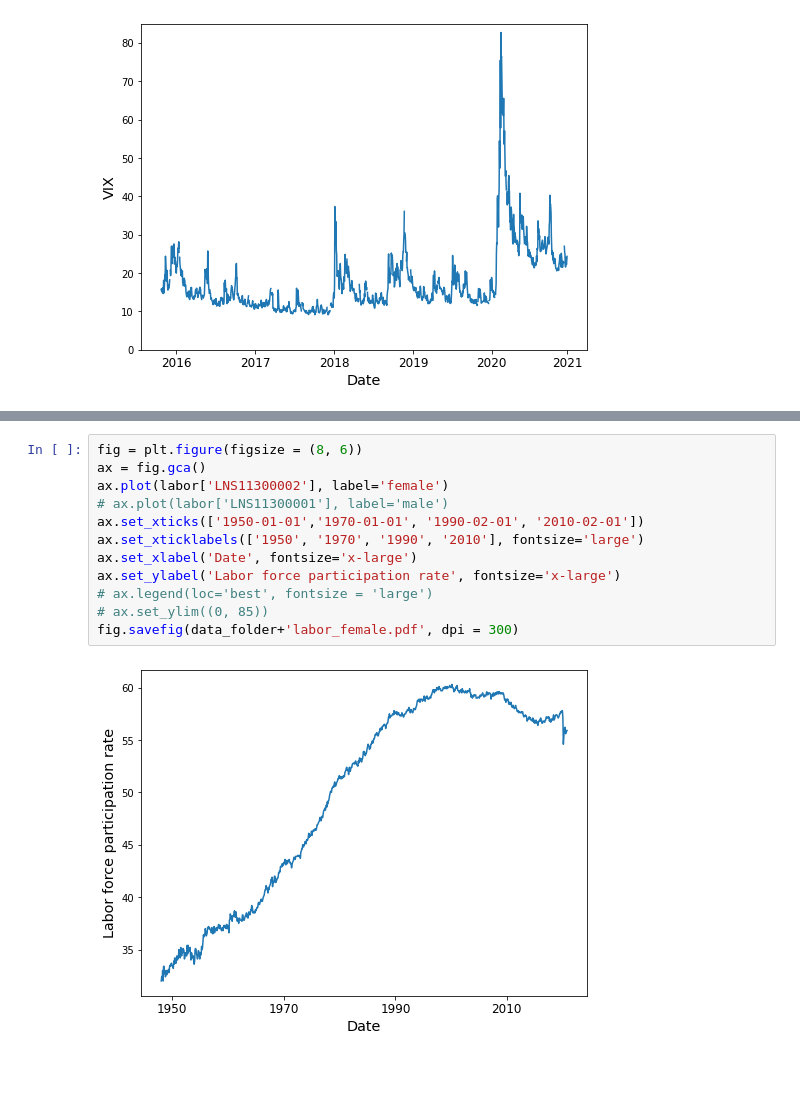
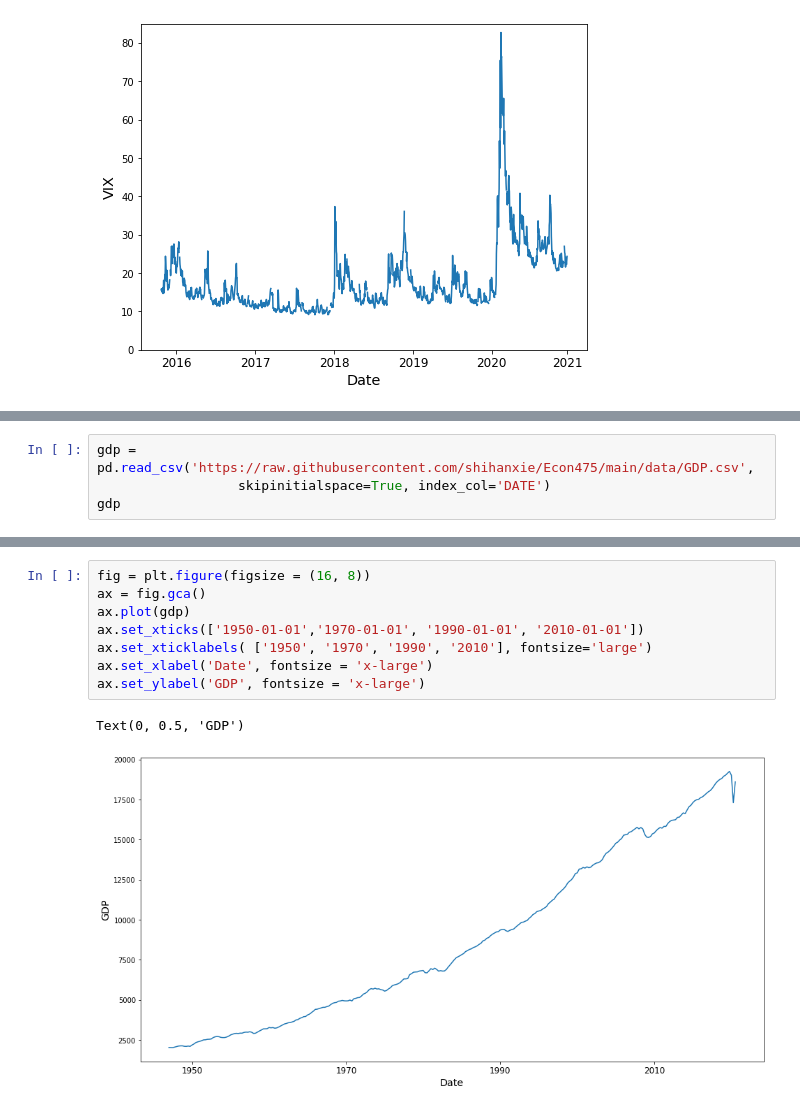
Before and after one commit to shihanxie/Econ475, a Jupyter notebook: 2.Modeling&ForecastingTrend.ipynb, the cells around one changed output, grey strips where cells are left out. Cells and saved outputs as stored; diff of their text form; blank space fills up the shorter version.

```diff
--- a/2.Modeling&ForecastingTrend.ipynb
+++ b/2.Modeling&ForecastingTrend.ipynb
@@ -189,0 +299,4 @@ fig.savefig(data_folder+'labor_male.pdf', dpi = 300)
+# %%
+gdp = pd.read_csv('https://raw.githubusercontent.com/shihanxie/Econ475/main/data/GDP.csv',
+                  skipinitialspace=True, index_col='DATE')
+gdp
@@ -190,14 +318,11 @@ fig.savefig(data_folder+'labor_male.pdf', dpi = 300)
 # %%
-fig = plt.figure(figsize = (8, 6))
+fig = plt.figure(figsize = (16, 8))
 ax = fig.gca()
-ax.plot(labor['LNS11300002'], label='female')
-# ax.plot(labor['LNS11300001'], label='male')
-ax.set_xticks(['1950-01-01','1970-01-01', '1990-02-01', '2010-02-01'])
-ax.set_xticklabels(['1950', '1970', '1990', '2010'], fontsize='large')
-ax.set_xlabel('Date', fontsize='x-large')
-ax.set_ylabel('Labor force participation rate', fontsize='x-large')
-# ax.legend(loc='best', fontsize = 'large')
-# ax.set_ylim((0, 85))
-fig.savefig(data_folder+'labor_female.pdf', dpi = 300)
+ax.plot(gdp)
+ax.set_xticks(['1950-01-01','1970-01-01', '1990-01-01', '2010-01-01'])
+ax.set_xticklabels( ['1950', '1970', '1990', '2010'], fontsize='large')
+ax.set_xlabel('Date', fontsize = 'x-large')
+ax.set_ylabel('GDP', fontsize = 'x-large')
 # %% [output]
+Text(0, 0.5, 'GDP')
-[figure, old version]
+[figure, new version]
```
Also changed, not shown: parts of 26 cells of this notebook.
